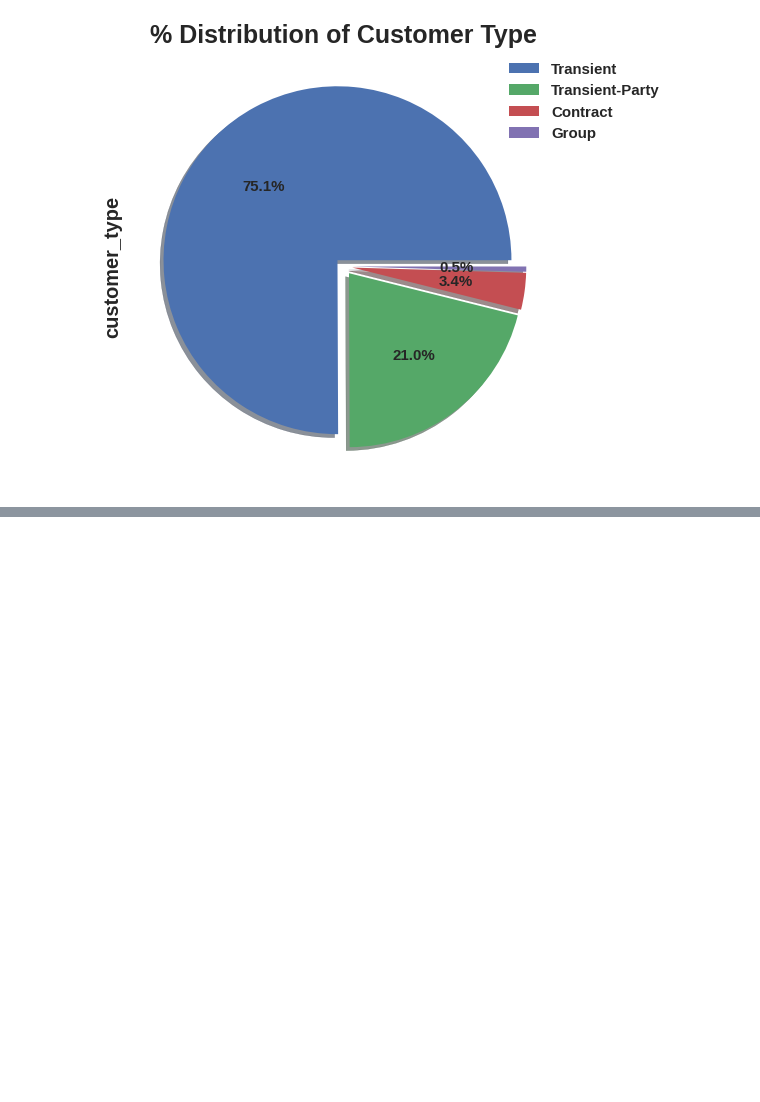
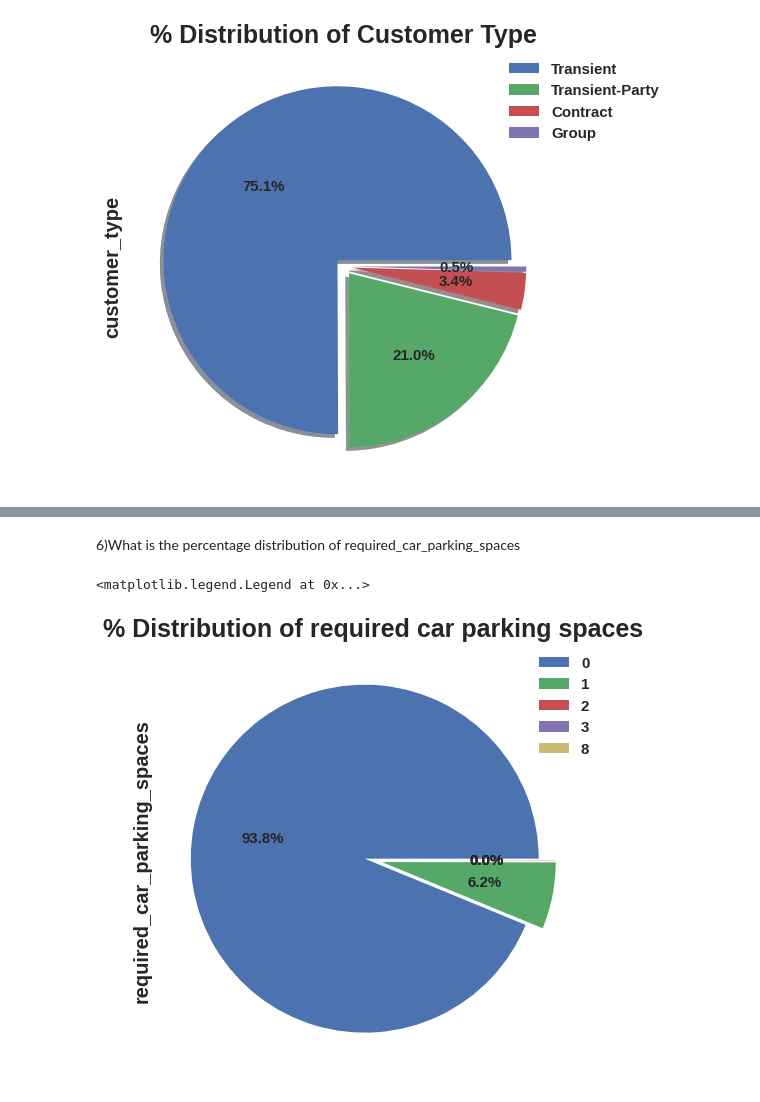
Before and after one commit to Satyaprakash-Dinesh-Vispute/Hotel-Booking-Analysis-EDA, a Jupyter notebook: Hotel_Booking_Analysis_(EDA).ipynb, the cells around one changed output, grey strips where cells are left out. Cells and saved outputs as stored; diff of their text form; code cells hidden in the pictures; blank space fills up the shorter version.

```diff
--- a/Hotel_Booking_Analysis_(EDA).ipynb
+++ b/Hotel_Booking_Analysis_(EDA).ipynb
@@ -389,0 +410,11 @@ plt.legend(bbox_to_anchor=(0.85, 1), loc='upper left', labels=labels)
+# %% [markdown]
+6)What is the percentage distribution of required_car_parking_spaces
+# %%
+hotel_booking_df['required_car_parking_spaces'].value_counts().plot.pie(explode=[0.05]*5, autopct='%1.1f%%',shadow=False,figsize=(12,8),fontsize=15,labels=None)
+
+labels=hotel_booking_df['required_car_parking_spaces'].value_counts().index
+plt.title('% Distribution of required car parking spaces')
+plt.legend(bbox_to_anchor=(0.85, 1), loc='upper left', labels=labels)
+# %% [output]
+<matplotlib.legend.Legend at 0x...>
+[figure, added]
```
Also changed, not shown: parts of 16 cells of this notebook.
